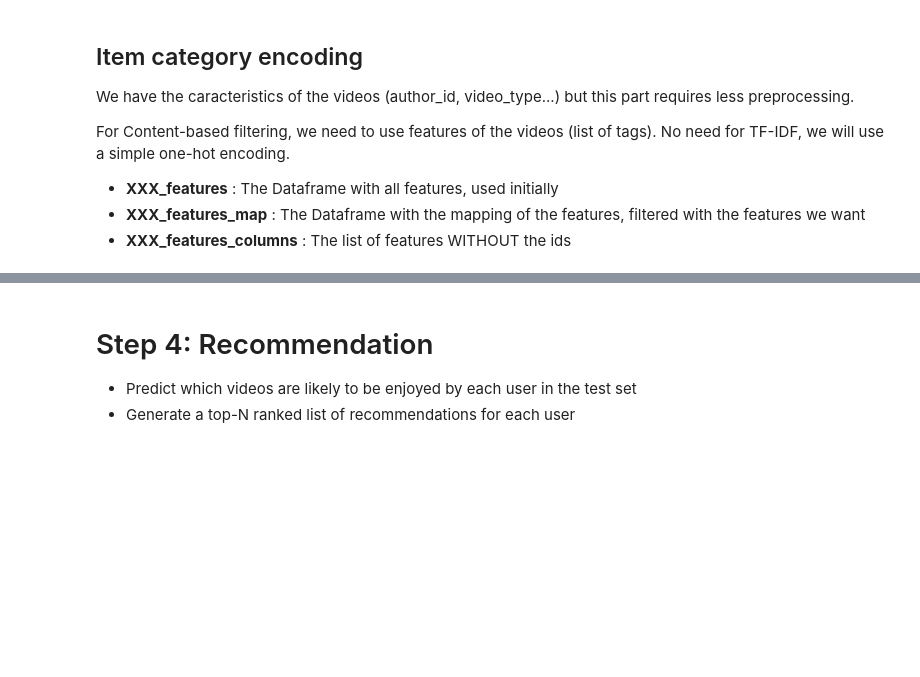
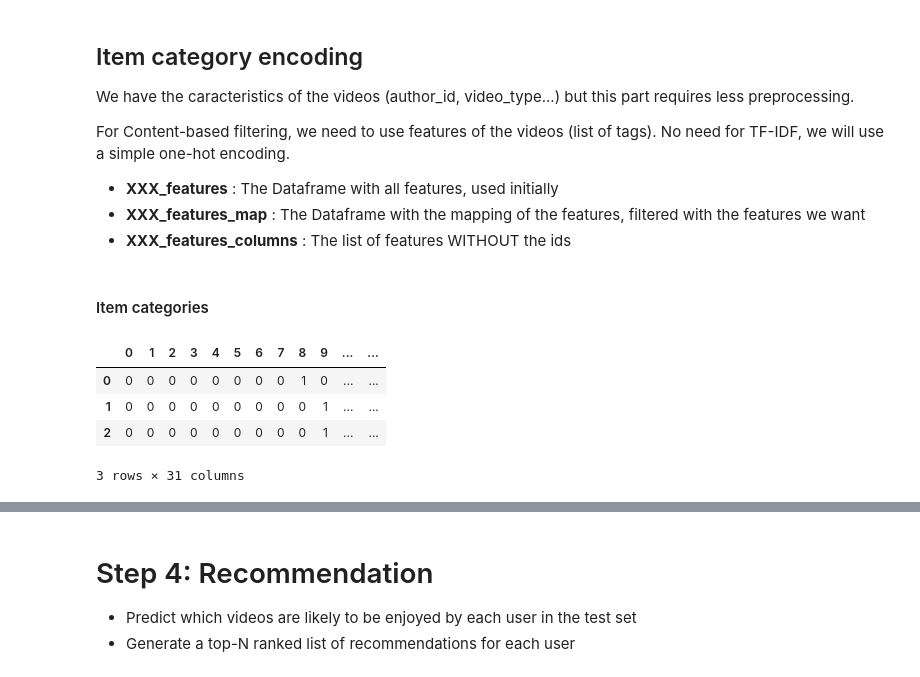
Before and after one commit to Aziz-Zeghal/FinalProject_2025_aziz.zeghal, a Jupyter notebook: models/cosine_similarity.ipynb, the cells around one changed output, grey strips where cells are left out. Saved outputs shown, nothing was run; the diff lists cells and outputs as text; code cells hidden in the pictures; blank space fills up the shorter version.

```diff
--- a/models/cosine_similarity.ipynb
+++ b/models/cosine_similarity.ipynb
@@ -86,3 +93,27 @@ For Content-based filtering, we need to use features of the videos (list of tags
 - **XXX_features** : The Dataframe with all features, used initially
 - **XXX_features_map** : The Dataframe with the mapping of the features, filtered with the features we want
 - **XXX_features_columns** : The list of features WITHOUT the ids
+# %% [markdown]
+#### Item categories
+# %%
+# Use MultiLabelBinarizer to manage efficiently the feat column
+mlb = MultiLabelBinarizer()
+
+# Transform the feat column to a list (evaluate with python)
+item_categories["feat"] = item_categories["feat"].apply(eval)
+
+item_categories = pd.DataFrame(mlb.fit_transform(item_categories["feat"]),
+                  columns=mlb.classes_,
+                  index=item_categories["video_id"])
+
+
+item_categories.reset_index(drop=True, inplace=True)
+item_categories[item_categories.columns] = item_categories[item_categories.columns].astype("int16")
+
+item_categories.head(3)
+# %% [output]
+|  | 0 | 1 | 2 | 3 | 4 | 5 | 6 | 7 | 8 | 9 | ... | ... |
+| 0 | 0 | 0 | 0 | 0 | 0 | 0 | 0 | 0 | 1 | 0 | ... | ... |
+| 1 | 0 | 0 | 0 | 0 | 0 | 0 | 0 | 0 | 0 | 1 | ... | ... |
+| 2 | 0 | 0 | 0 | 0 | 0 | 0 | 0 | 0 | 0 | 1 | ... | ... |
+3 rows × 31 columns
```
Also changed, not shown: parts of 27 cells of this notebook, 3 other files.
